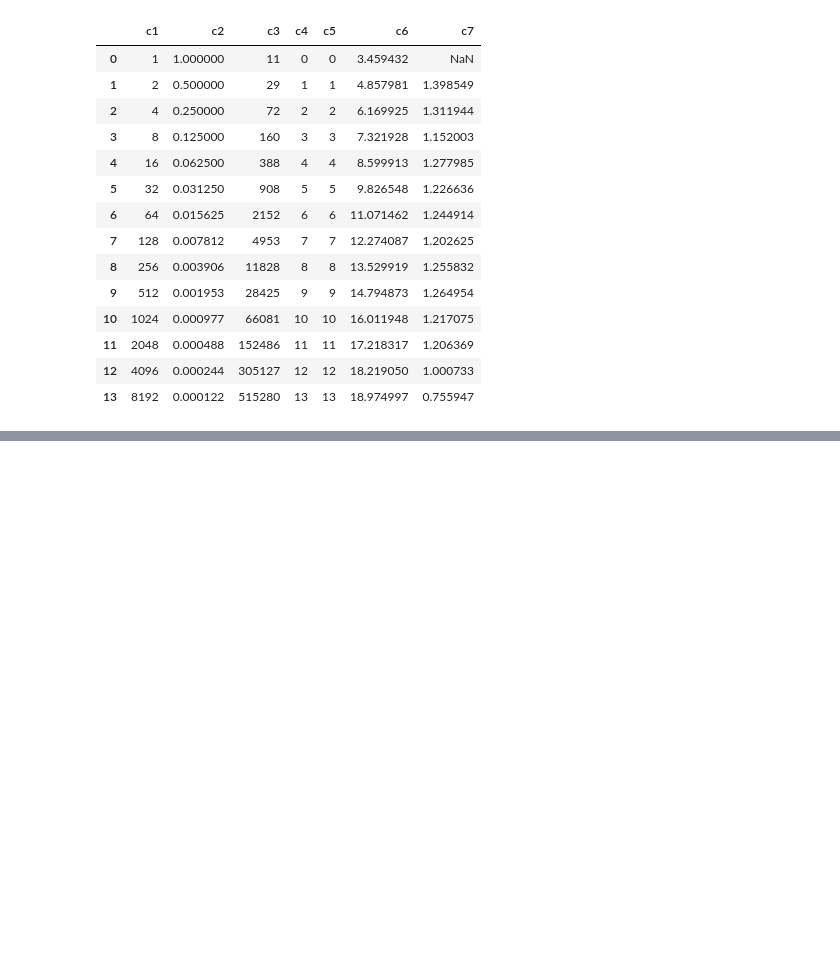
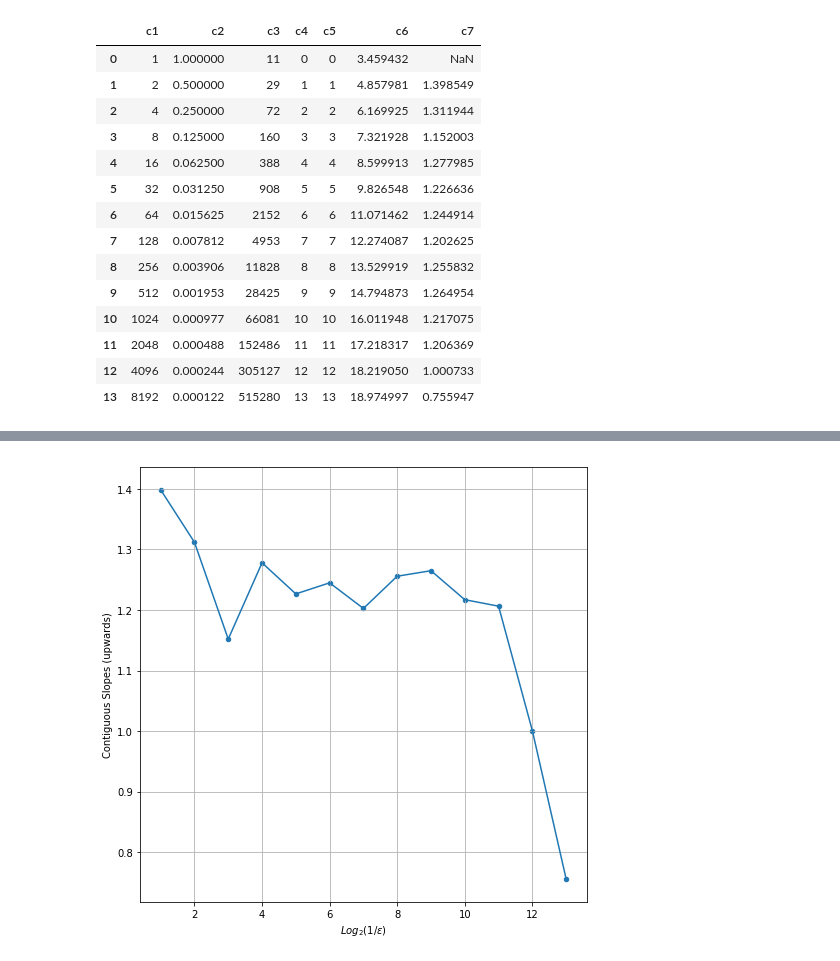
Before and after one commit to MarianaJaramillo/Dynamical-Systems, a Jupyter notebook: C_codes/Prototyping_Fractal_Dimension/Henon_Box_Dimension_Analisys.ipynb, the cells around one changed output, grey strips where cells are left out. Drawn from its saved outputs; the diff is of its cells as text; code cells hidden in the pictures; blank space fills up the shorter version.

Commit message:
Deleting test file archivo.txt. Updating analysis in Henon_Box_Dimension_Analisys.ipynb

```diff
--- a/C_codes/Prototyping_Fractal_Dimension/Henon_Box_Dimension_Analisys.ipynb
+++ b/C_codes/Prototyping_Fractal_Dimension/Henon_Box_Dimension_Analisys.ipynb
@@ -407,0 +411,16 @@ plt.show()
+# %%
+# Close last figure instance
+plt.close()
+
+box_df.plot.scatter(x='c5', y='c7', grid=True, figsize=(8,8))
+
+currentAxis = plt.gca()
+
+currentAxis.plot(box_dimension_data['c7'])
+
+currentAxis.set_xlabel(r'$Log_{2}(1/ \varepsilon )$')
+currentAxis.set_ylabel('Contiguous Slopes (upwards)')
+
+plt.show()
+# %% [output]
+[figure, added]
```
Also changed, not shown: parts of 7 cells of this notebook, 1 other file.
